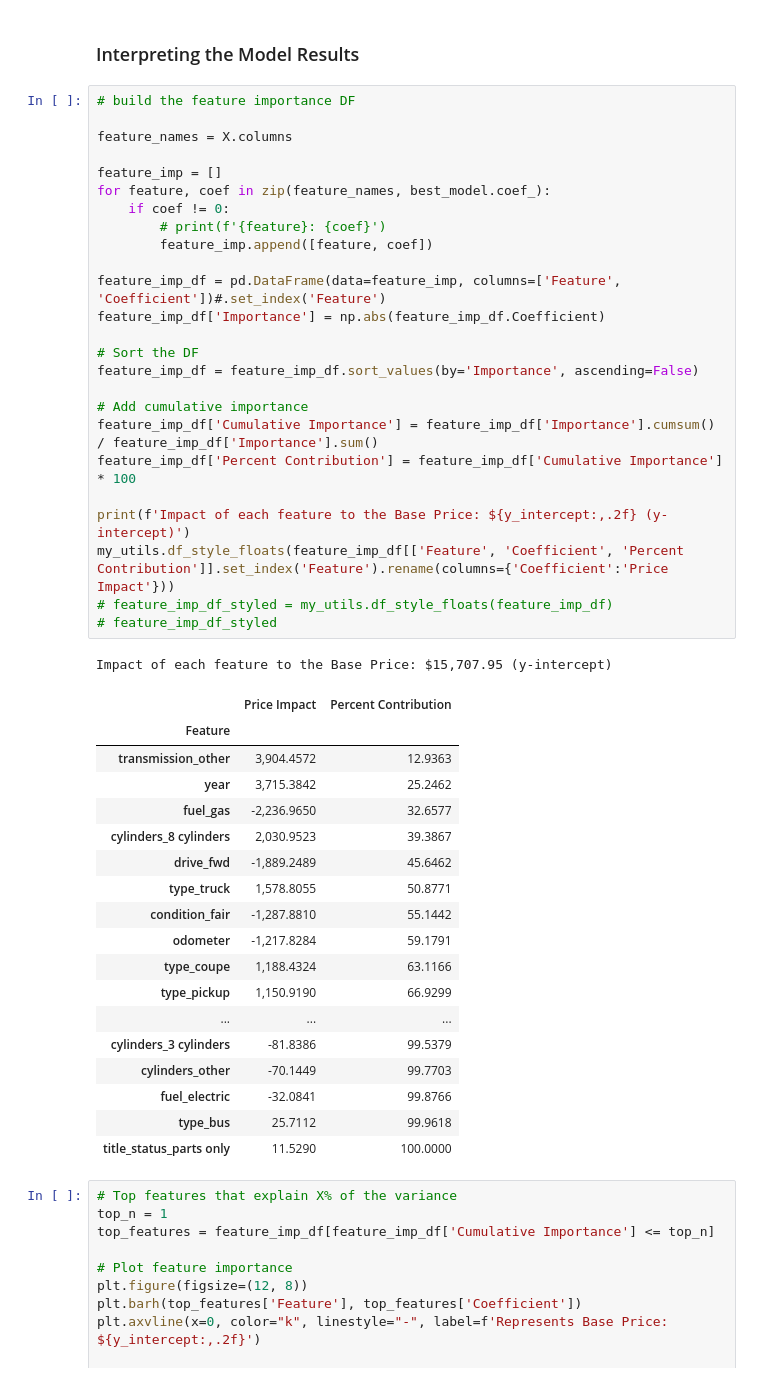
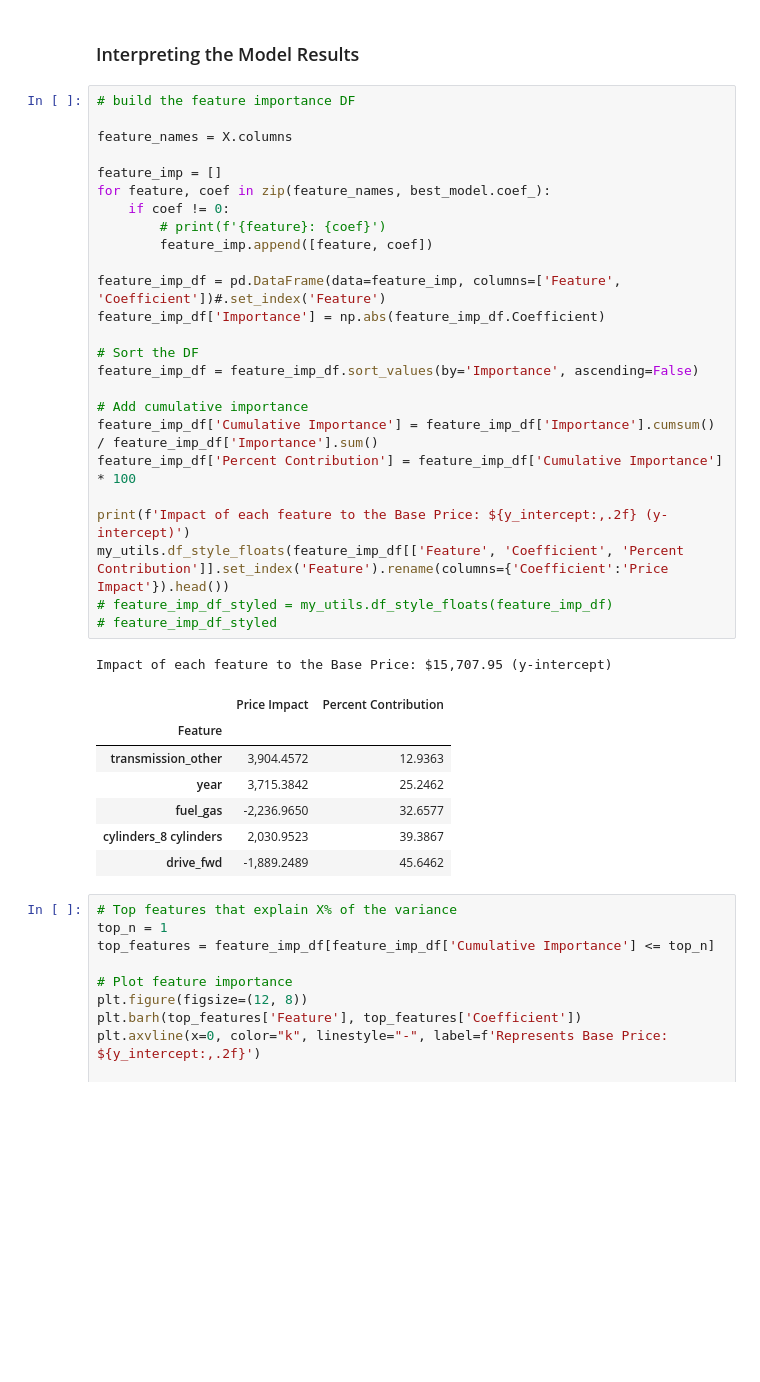
Before and after one commit to fazeelgm/UCB_ML_AI_PracticalApp_II, a Jupyter notebook: DataModels.ipynb, the cells around one changed output. Saved outputs shown, nothing was run; the diff lists cells and outputs as text; blank space fills up the shorter version.

```diff
--- a/DataModels.ipynb
+++ b/DataModels.ipynb
@@ -528,45 +530,34 @@ plt.show()
 feature_names = X.columns
 
 feature_imp = []
 for feature, coef in zip(feature_names, best_model.coef_):
     if coef != 0:
         # print(f'{feature}: {coef}')
         feature_imp.append([feature, coef])
 
 feature_imp_df = pd.DataFrame(data=feature_imp, columns=['Feature', 'Coefficient'])#.set_index('Feature')
 feature_imp_df['Importance'] = np.abs(feature_imp_df.Coefficient)
 
 # Sort the DF
 feature_imp_df = feature_imp_df.sort_values(by='Importance', ascending=False)
 
 # Add cumulative importance
 feature_imp_df['Cumulative Importance'] = feature_imp_df['Importance'].cumsum() / feature_imp_df['Importance'].sum()
 feature_imp_df['Percent Contribution'] = feature_imp_df['Cumulative Importance'] * 100
 
 print(f'Impact of each feature to the Base Price: ${y_intercept:,.2f} (y-intercept)')
-my_utils.df_style_floats(feature_imp_df[['Feature', 'Coefficient', 'Percent Contribution']].set_index('Feature').rename(columns={'Coefficient':'Price Impact'}))
+my_utils.df_style_floats(feature_imp_df[['Feature', 'Coefficient', 'Percent Contribution']].set_index('Feature').rename(columns={'Coefficient':'Price Impact'}).head())
 # feature_imp_df_styled = my_utils.df_style_floats(feature_imp_df)
 # feature_imp_df_styled
 # %% [output]
 Impact of each feature to the Base Price: $15,707.95 (y-intercept)
 |  | Price Impact | Percent Contribution |
 | Feature |  |  |
 | transmission_other | 3,904.4572 | 12.9363 |
 | year | 3,715.3842 | 25.2462 |
 | fuel_gas | -2,236.9650 | 32.6577 |
 | cylinders_8 cylinders | 2,030.9523 | 39.3867 |
 | drive_fwd | -1,889.2489 | 45.6462 |
-| type_truck | 1,578.8055 | 50.8771 |
-| condition_fair | -1,287.8810 | 55.1442 |
-| odometer | -1,217.8284 | 59.1791 |
-| type_coupe | 1,188.4324 | 63.1166 |
-| type_pickup | 1,150.9190 | 66.9299 |
-| ... | ... | ... |
-| cylinders_3 cylinders | -81.8386 | 99.5379 |
-| cylinders_other | -70.1449 | 99.7703 |
-| fuel_electric | -32.0841 | 99.8766 |
-| type_bus | 25.7112 | 99.9618 |
-| title_status_parts only | 11.5290 | 100.0000 |
 # %%
 # Top features that explain X% of the variance
 top_n = 1
```
Also changed, not shown: parts of 13 cells of this notebook, 2 other files.
